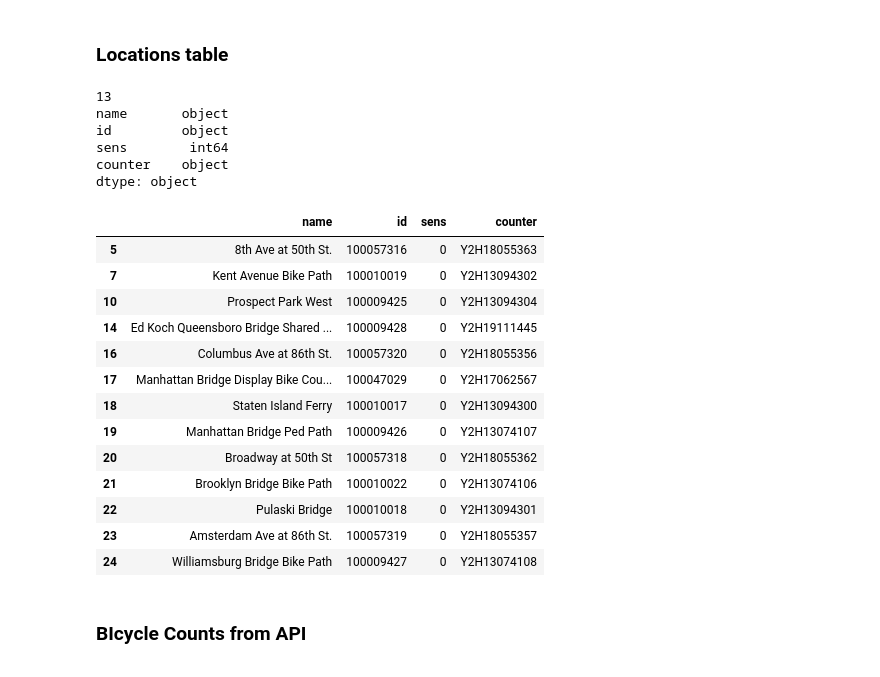
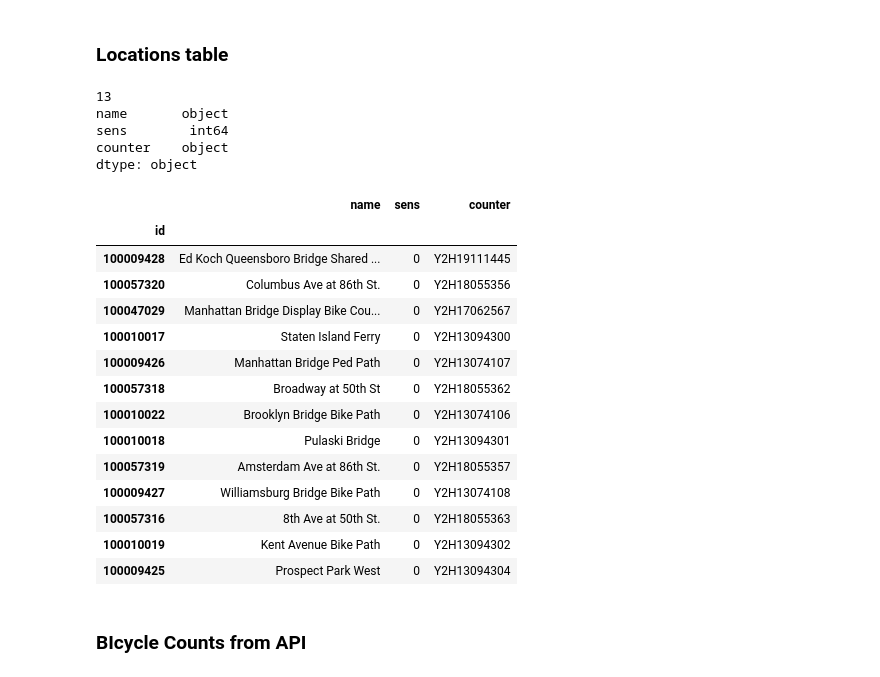
Before and after one commit to aliceafriedman/BikeCounters, a Jupyter notebook: AutomatedCounts.ipynb, the cells around one changed output. Saved outputs shown, nothing was run; the diff lists cells and outputs as text; code cells hidden in the pictures.

```diff
--- a/AutomatedCounts.ipynb
+++ b/AutomatedCounts.ipynb
@@ -36,37 +36,40 @@ locations_raw = pd.read_csv(locations_url)
 # %%
 #create & clean table of counter locations
 locations = locations_raw[['name', 'id', 'sens', 'counter']]
 locations = locations[locations['sens']==0] #includes just the sum of all counts at a location
 locations = locations[~locations['name'].str.contains("Interference")] #selects out calibration counters
 locations = locations[locations['counter'].notnull()] #selects only active counters
 locations['id'] = locations['id'].astype(str)
 
 #exclude 1st Ave (known to haev a lot of interference)
 locations = locations[locations.name != '1st Avenue - 26th St N']
 
+#set index as id
+locations = locations.set_index('id')
+
 print(len(locations))
 print(locations.dtypes)
 locations
 # %% [output]
 13
 name       object
-id         object
 sens        int64
 counter    object
 dtype: object
-|  | name | id | sens | counter |
-| 5 | 8th Ave at 50th St. | 100057316 | 0 | Y2H18055363 |
-| 7 | Kent Avenue Bike Path | 100010019 | 0 | Y2H13094302 |
-| 10 | Prospect Park West | 100009425 | 0 | Y2H13094304 |
-| 14 | Ed Koch Queensboro Bridge Shared ... | 100009428 | 0 | Y2H19111445 |
-| 16 | Columbus Ave at 86th St. | 100057320 | 0 | Y2H18055356 |
-| 17 | Manhattan Bridge Display Bike Cou... | 100047029 | 0 | Y2H17062567 |
-| 18 | Staten Island Ferry | 100010017 | 0 | Y2H13094300 |
-| 19 | Manhattan Bridge Ped Path | 100009426 | 0 | Y2H13074107 |
-| 20 | Broadway at 50th St | 100057318 | 0 | Y2H18055362 |
-| 21 | Brooklyn Bridge Bike Path | 100010022 | 0 | Y2H13074106 |
-| 22 | Pulaski Bridge | 100010018 | 0 | Y2H13094301 |
-| 23 | Amsterdam Ave at 86th St. | 100057319 | 0 | Y2H18055357 |
-| 24 | Williamsburg Bridge Bike Path | 100009427 | 0 | Y2H13074108 |
+|  | name | sens | counter |
+| id |  |  |  |
+| 100009428 | Ed Koch Queensboro Bridge Shared ... | 0 | Y2H19111445 |
+| 100057320 | Columbus Ave at 86th St. | 0 | Y2H18055356 |
+| 100047029 | Manhattan Bridge Display Bike Cou... | 0 | Y2H17062567 |
+| 100010017 | Staten Island Ferry | 0 | Y2H13094300 |
+| 100009426 | Manhattan Bridge Ped Path | 0 | Y2H13074107 |
+| 100057318 | Broadway at 50th St | 0 | Y2H18055362 |
+| 100010022 | Brooklyn Bridge Bike Path | 0 | Y2H13074106 |
+| 100010018 | Pulaski Bridge | 0 | Y2H13094301 |
+| 100057319 | Amsterdam Ave at 86th St. | 0 | Y2H18055357 |
+| 100009427 | Williamsburg Bridge Bike Path | 0 | Y2H13074108 |
+| 100057316 | 8th Ave at 50th St. | 0 | Y2H18055363 |
+| 100010019 | Kent Avenue Bike Path | 0 | Y2H13094302 |
+| 100009425 | Prospect Park West | 0 | Y2H13094304 |
 # %% [markdown]
 ### BIcycle Counts from API
```
Also changed, not shown: parts of 13 cells of this notebook, 13 other files.
